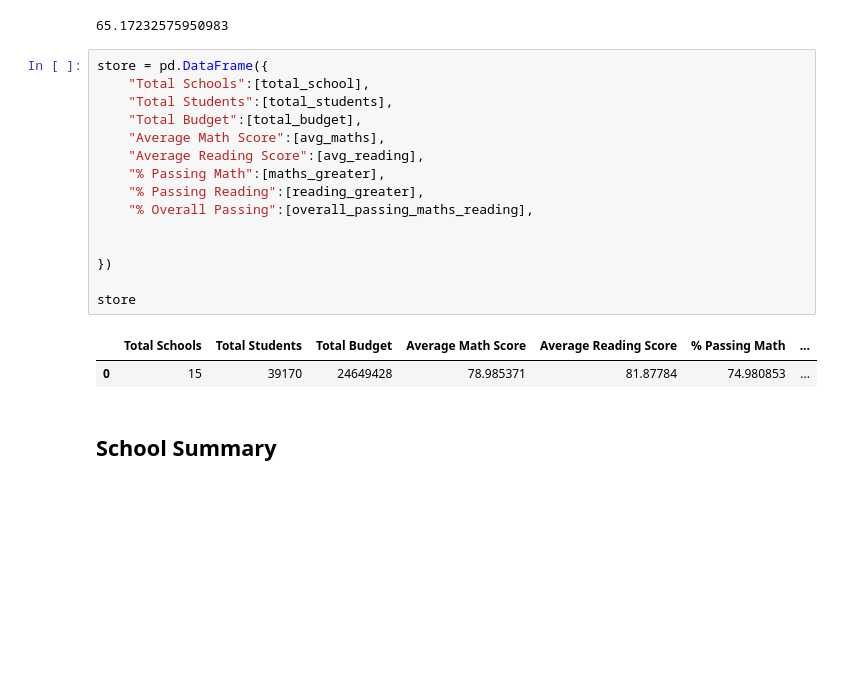
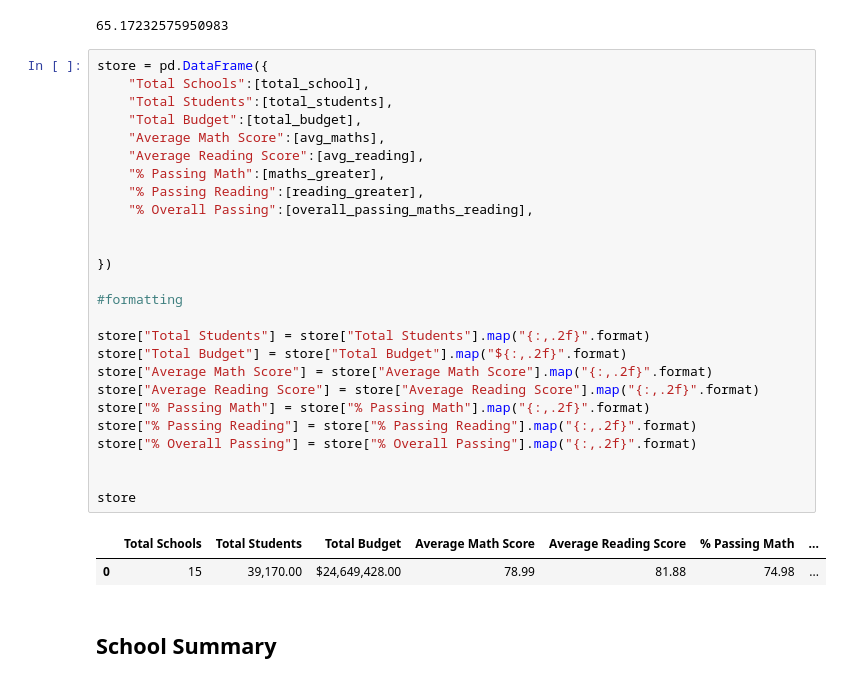
Before and after one commit to Ahmedabdullahi1/Pandas-Challenge, a Jupyter notebook: PyCitySchools.ipynb, the cells around one changed output. Cells and saved outputs as stored; diff of their text form; blank space fills up the shorter version.

```diff
--- a/PyCitySchools.ipynb
+++ b/PyCitySchools.ipynb
@@ -93,21 +93,32 @@ overall_passing_maths_reading
 # %%
 store = pd.DataFrame({
     "Total Schools":[total_school],
     "Total Students":[total_students],
     "Total Budget":[total_budget],
     "Average Math Score":[avg_maths],
     "Average Reading Score":[avg_reading],
     "% Passing Math":[maths_greater],
     "% Passing Reading":[reading_greater],
     "% Overall Passing":[overall_passing_maths_reading],
 
 
 })
 
+#formatting
+
+store["Total Students"] = store["Total Students"].map("{:,.2f}".format)
+store["Total Budget"] = store["Total Budget"].map("${:,.2f}".format)
+store["Average Math Score"] = store["Average Math Score"].map("{:,.2f}".format)
+store["Average Reading Score"] = store["Average Reading Score"].map("{:,.2f}".format)
+store["% Passing Math"] = store["% Passing Math"].map("{:,.2f}".format)
+store["% Passing Reading"] = store["% Passing Reading"].map("{:,.2f}".format)
+store["% Overall Passing"] = store["% Overall Passing"].map("{:,.2f}".format)
+
+
 store
 # %% [output]
 |  | Total Schools | Total Students | Total Budget | Average Math Score | Average Reading Score | % Passing Math | ... |
-| 0 | 15 | 39170 | 24649428 | 78.985371 | 81.87784 | 74.980853 | ... |
+| 0 | 15 | 39,170.00 | $24,649,428.00 | 78.99 | 81.88 | 74.98 | ... |
 # %% [markdown]
 ## School Summary
 # %% [markdown]
```
Also changed, not shown: parts of 14 cells of this notebook, 4 other files.
